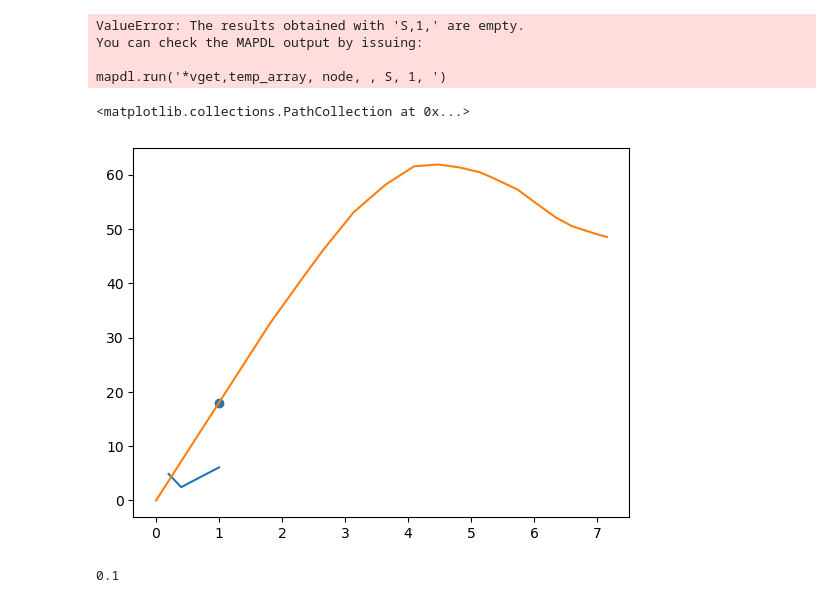
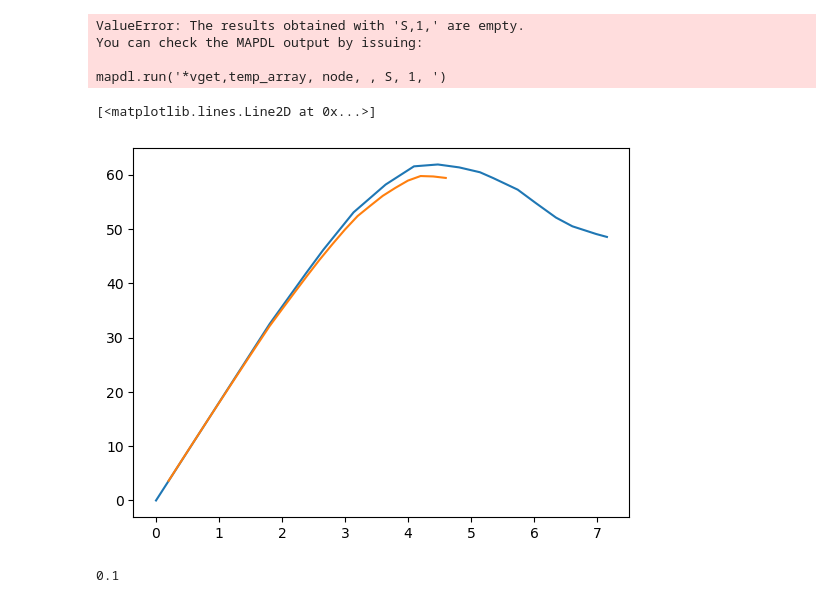
Before and after one commit to mjk32384/IIAD_pyMAPDL2, a Jupyter notebook: tensile.ipynb, the cells around one changed output. Cells and saved outputs as stored; diff of their text form; code cells hidden in the pictures.

```diff
--- a/tensile.ipynb
+++ b/tensile.ipynb
@@ -191,13 +196,12 @@ You can check the MAPDL output by issuing:
 
 mapdl.run('*vget,temp_array, node, , S, 1, ')
 # %%
-plt.plot(np.array(applied_displacements)/length*100, np.array(reaction_forces)/width/thickness/1e6)
 stress_strain = pd.read_excel('PLA stress-strain.xlsx')
 plt.plot(stress_strain['x'], stress_strain['y (MPa)'])
-plt.scatter(displacement_increment * step/length*100, abs(reaction_forces_selected['FX'].sum())/width/thickness/1e6)
+plt.plot(np.array(applied_displacements)/length*100, np.array(reaction_forces)/width/thickness/1e6)
 # %% [output]
-<matplotlib.collections.PathCollection at 0x...>
+[<matplotlib.lines.Line2D at 0x...>]
-[figure, old version]
+[figure, new version]
 # %%
 displacement_increment *step*100
 # %% [output]
```
Also changed, not shown: parts of 4 cells of this notebook.
